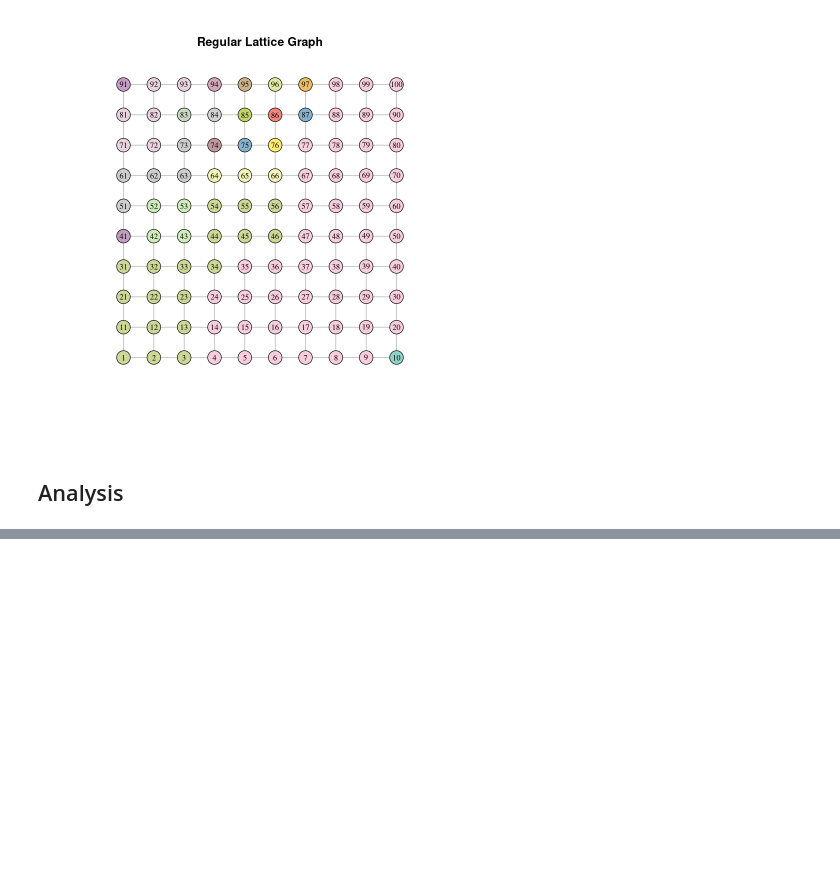
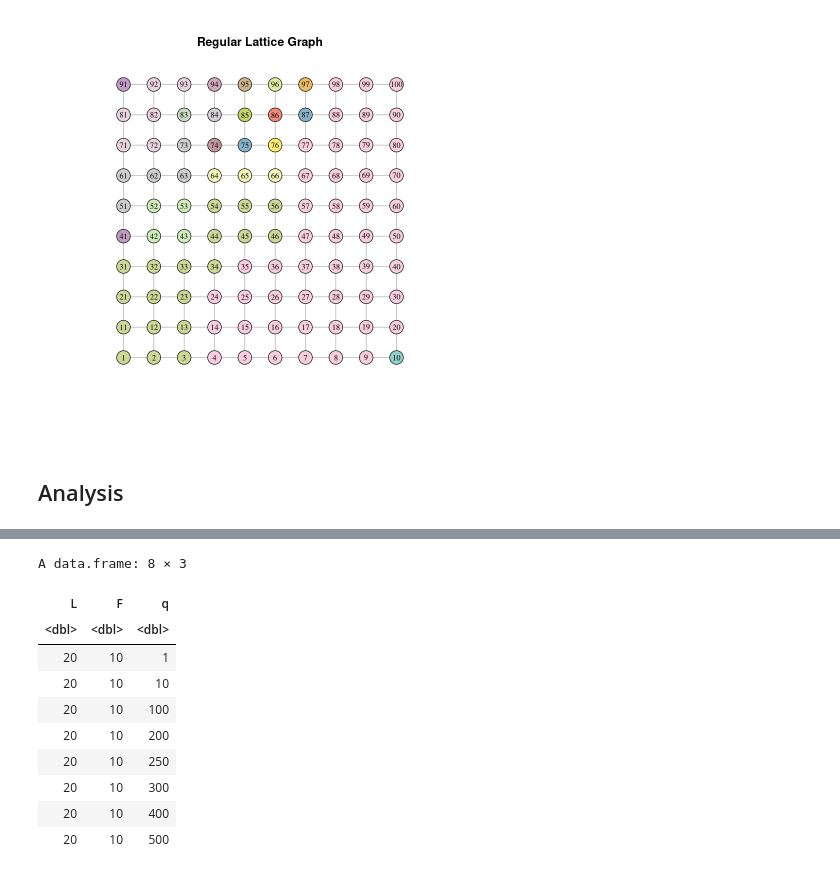
Before and after one commit to paololapo/ComplexNetworks_projects, a Jupyter notebook: code/task_30/social_influence.ipynb, the cells around one changed output, grey strips where cells are left out. Saved outputs shown, nothing was run; the diff lists cells and outputs as text; code cells hidden in the pictures; blank space fills up the shorter version.

```diff
--- a/code/task_30/social_influence.ipynb
+++ b/code/task_30/social_influence.ipynb
@@ -392,2 +477,16 @@ stopCluster(cl)
+# %%
+combinations
+# %% [output]
+A data.frame: 8 × 3
+| L | F | q |
+| <dbl> | <dbl> | <dbl> |
+| 20 | 10 | 1 |
+| 20 | 10 | 10 |
+| 20 | 10 | 100 |
+| 20 | 10 | 200 |
+| 20 | 10 | 250 |
+| 20 | 10 | 300 |
+| 20 | 10 | 400 |
+| 20 | 10 | 500 |
 # %%
 # Save res in csv
```
Also changed, not shown: parts of 16 cells of this notebook, 2 other files.
